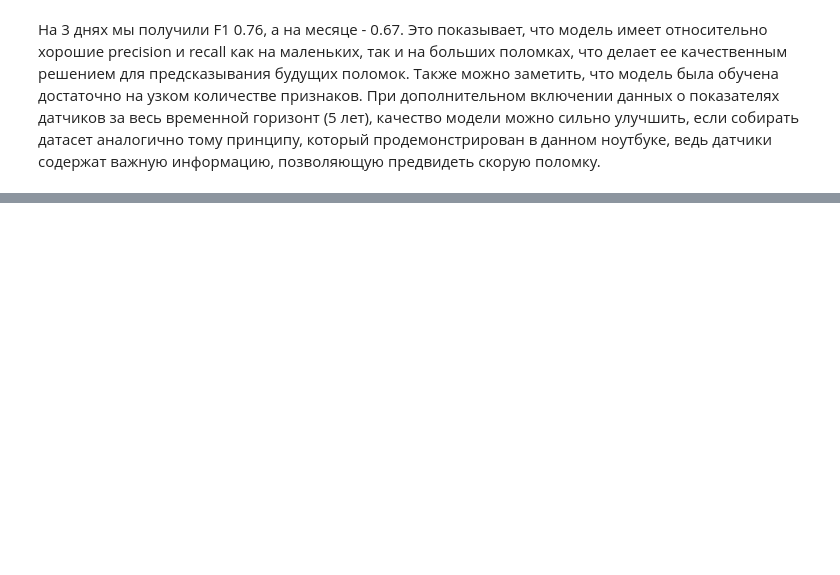
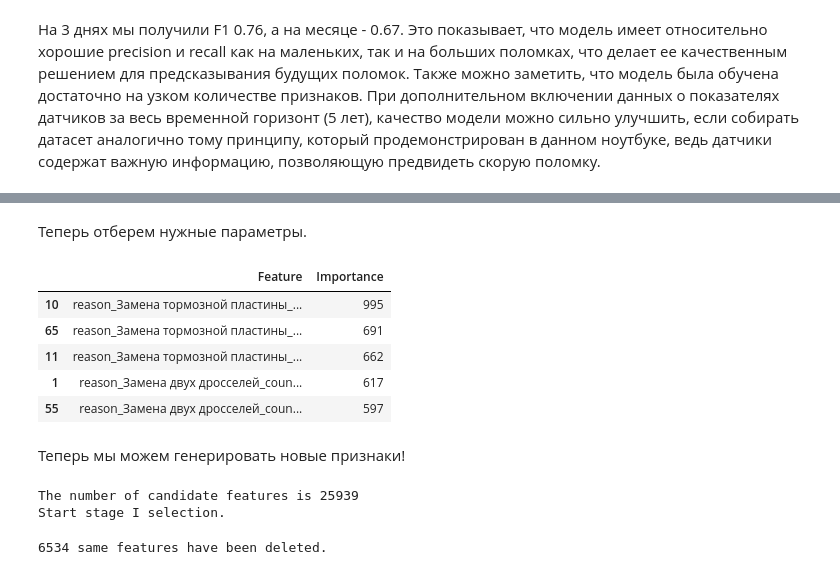
Before and after one commit to MaximIgitov/baltika_hack, a Jupyter notebook: Experiments.ipynb, the cells around one changed output, grey strips where cells are left out. Saved outputs shown, nothing was run; the diff lists cells and outputs as text; code cells hidden in the pictures; blank space fills up the shorter version.

Commit message:
Added feature selection and feature generation

```diff
--- a/Experiments.ipynb
+++ b/Experiments.ipynb
@@ -301,8 +310,8 @@ Name: count, dtype: int64
 # %% [markdown]
 Выберем четыре самых популярных значения
 # %%
-top_9_breakdowns = target_data["next_breakdown"].value_counts().nlargest(4).index
-target_data_red = target_data[target_data["next_breakdown"].isin(top_9_breakdowns)]
+top_breakdowns = target_data["next_breakdown"].value_counts().nlargest(4).index
+target_data_red = target_data[target_data["next_breakdown"].isin(top_breakdowns)]
 
 feature_data_red = feature_data.loc[feature_data.index.isin(target_data_red.index)]
 # %%
@@ -553,0 +588,30 @@ model.fit(X_train, y_train)
+# %%
+# Преобразование y в бинарный формат
+lb = LabelBinarizer()
+y_train_binarized = lb.fit_transform(y_train)
+y_test_binarized = lb.transform(y_test)
+
+# Функция для Optuna
+def objective(trial):
+    n_estimators = trial.suggest_int('n_estimators', 50, 200)
+    max_depth = trial.suggest_int('max_depth', 10, 50)
+    learning_rate = trial.suggest_float('learning_rate', 0.01, 0.1)
+
+    model = lgb.LGBMClassifier(n_estimators=n_estimators, max_depth=max_depth, learning_rate=learning_rate, random_state=239, verbose=-1)
+
+    model.fit(X_train, y_train)
+    y_pred_proba = model.predict_proba(X_test)[:]
+    return roc_auc_score(y_test_binarized, y_pred_proba, multi_class='ovr')
+
+study = optuna.create_study(direction='maximize', sampler=TPESampler())
+study.optimize(objective, n_trials=50)
+
+# Лучшие параметры
+best_params = study.best_params
+print(f'Best ROC-AUC: {study.best_value:.2f}')
+print(f'Best parameters: {best_params}')
+
+# Обучение модели с лучшими параметрами
+model = lgb.LGBMClassifier(**best_params, random_state=42)
+
+model.fit(X_train, y_train)
@@ -553,0 +640,18 @@ model.fit(X_train, y_train)
+# %% [markdown]
+Теперь отберем нужные параметры.
+# %%
+feature_importances = model.feature_importances_
+
+feature_importance_df = pd.DataFrame({'Feature': X_train.columns, 'Importance': feature_importances})
+feature_importance_df = feature_importance_df.sort_values(by='Importance', ascending=False)
+
+# Отберем 50 самых важных признаков
+feature_importance_df_selected = feature_importance_df[:50]
+feature_importance_df_selected.head()
+# %% [output]
+|  | Feature | Importance |
+| 10 | reason_Замена тормозной пластины_... | 995 |
+| 65 | reason_Замена тормозной пластины_... | 691 |
+| 11 | reason_Замена тормозной пластины_... | 662 |
+| 1 | reason_Замена двух дросселей_coun... | 617 |
+| 55 | reason_Замена двух дросселей_coun... | 597 |
@@ -553,0 +666,12 @@ model.fit(X_train, y_train)
+# %% [markdown]
+Теперь мы можем генерировать новые признаки!
+# %%
+from openfe import OpenFE, transform
+
+ofe = OpenFE()
+features = ofe.fit(data=X_train, label=y_train)
+train_x, test_x = transform(X_train, X_test, features)
+# %% [output]
+The number of candidate features is 25939
+Start stage I selection.
+6534 same features have been deleted.
```
Also changed, not shown: parts of 16 cells of this notebook.
